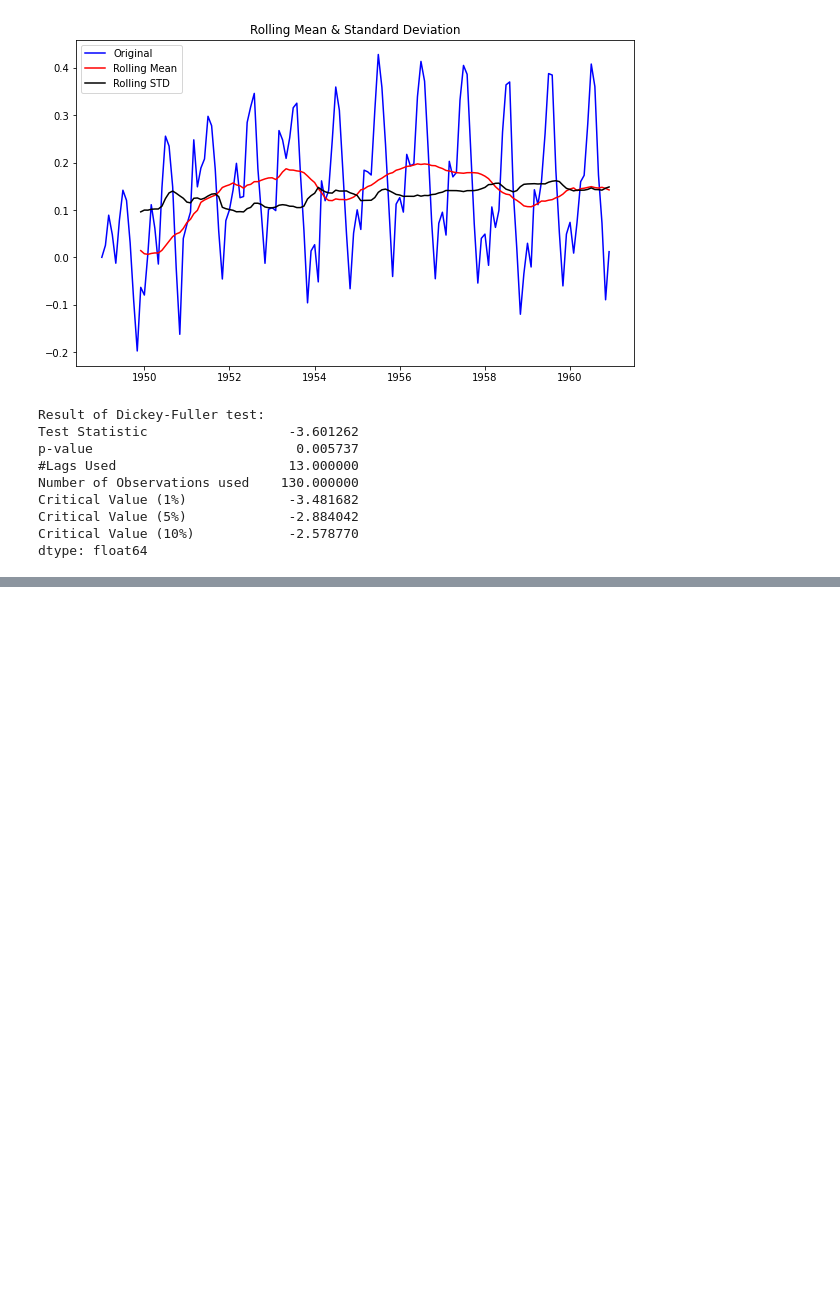
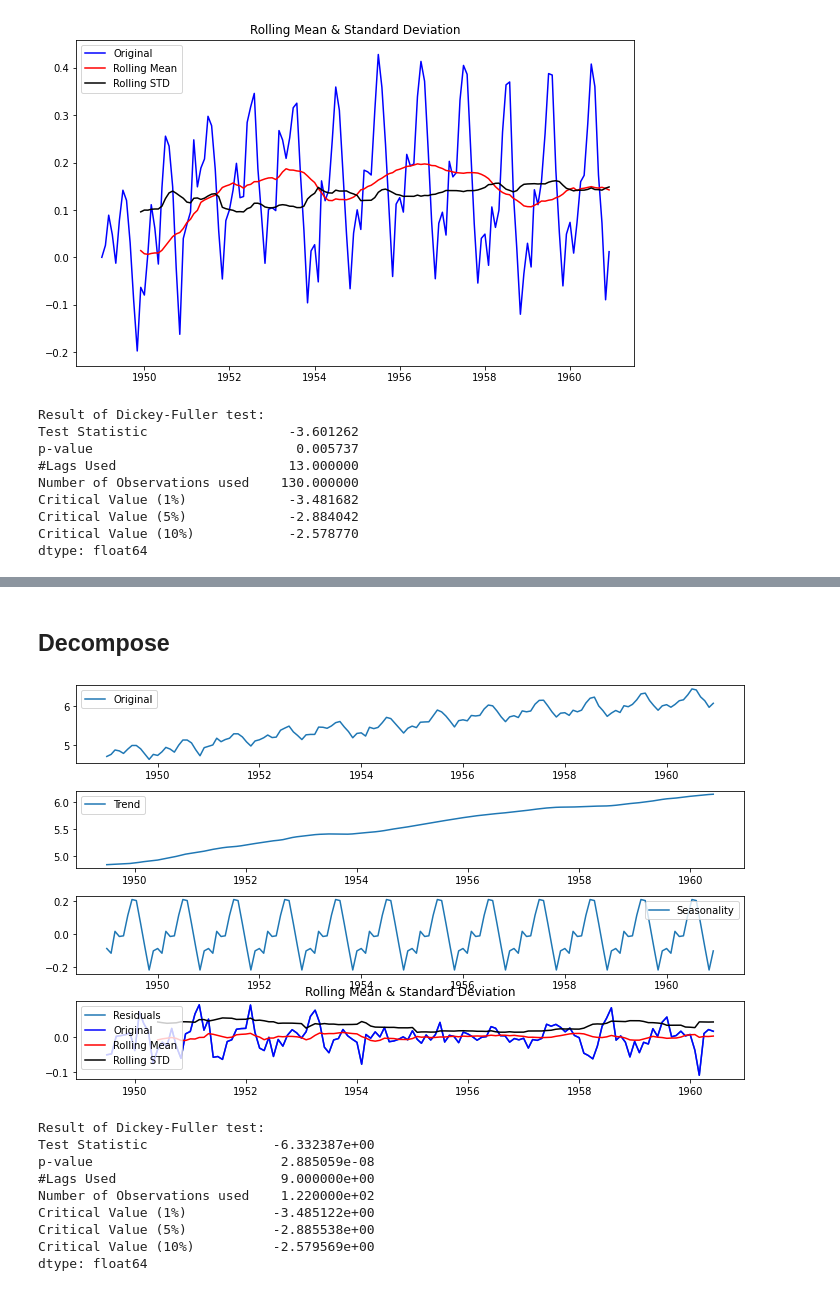
Before and after one commit to ThierrryScotto/Air-Passengers-Forecast, a Jupyter notebook: air_passengers_forecast.ipynb, the cells around one changed output, grey strips where cells are left out. Cells and saved outputs as stored; diff of their text form; code cells hidden in the pictures; blank space fills up the shorter version.

```diff
--- a/air_passengers_forecast.ipynb
+++ b/air_passengers_forecast.ipynb
@@ -247,0 +262,41 @@ dtype: float64
+# %% [markdown]
+## Decompose
+# %%
+from statsmodels.tsa.seasonal import seasonal_decompose
+decomposition = seasonal_decompose(indexed_dataset_log_scale)
+
+trend = decomposition.trend
+seasonal = decomposition.seasonal
+residual = decomposition.resid
+
+plt.subplot(411)
+plt.plot(indexed_dataset_log_scale, label="Original")
+plt.legend(loc='best')
+
+plt.subplot(412)
+plt.plot(trend, label="Trend")
+plt.legend(loc='best')
+
+plt.subplot(413)
+plt.plot(seasonal, label="Seasonality")
+plt.legend(loc='best')
+
+plt.subplot(414)
+plt.plot(residual, label="Residuals")
+plt.legend(loc='best')
+plt.tight_layout()
+
+decomposed_log_data = residual
+decomposed_log_data.dropna(inplace=True)
+test_stationarity(decomposed_log_data)
+# %% [output]
+[figure, added]
+Result of Dickey-Fuller test:
+Test Statistic                -6.332387e+00
+p-value                        2.885059e-08
+#Lags Used                     9.000000e+00
+Number of Observations used    1.220000e+02
+Critical Value (1%)           -3.485122e+00
+Critical Value (5%)           -2.885538e+00
+Critical Value (10%)          -2.579569e+00
+dtype: float64
```
Also changed, not shown: parts of 3 cells of this notebook.
